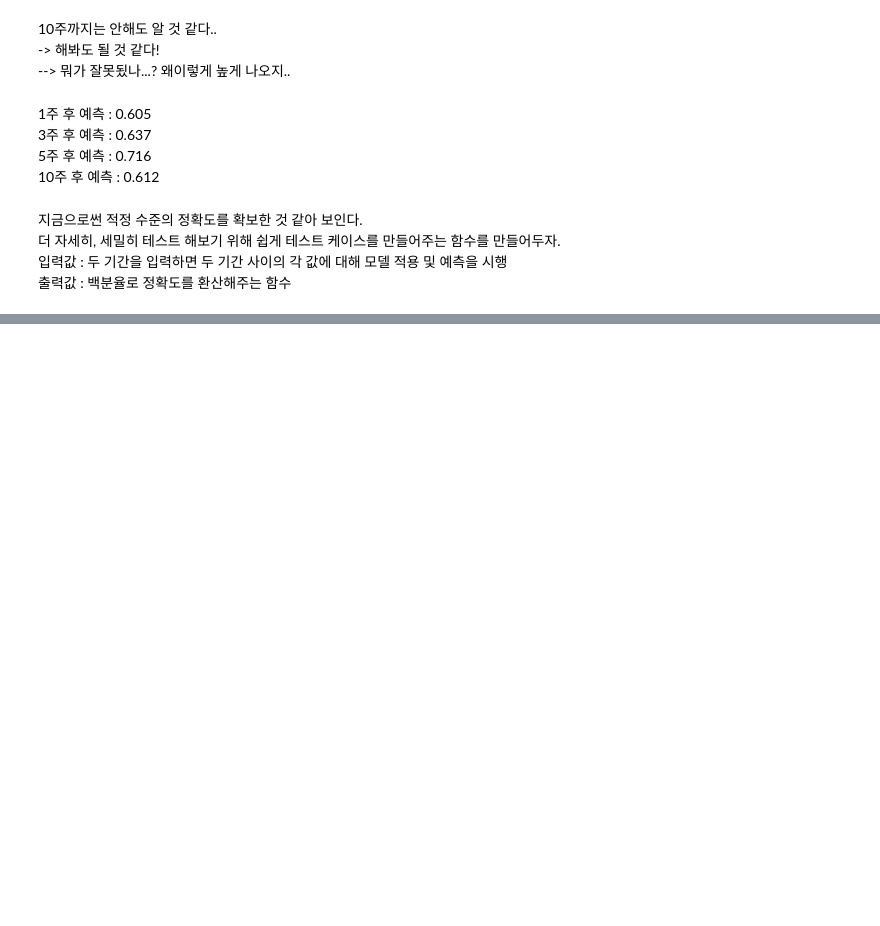
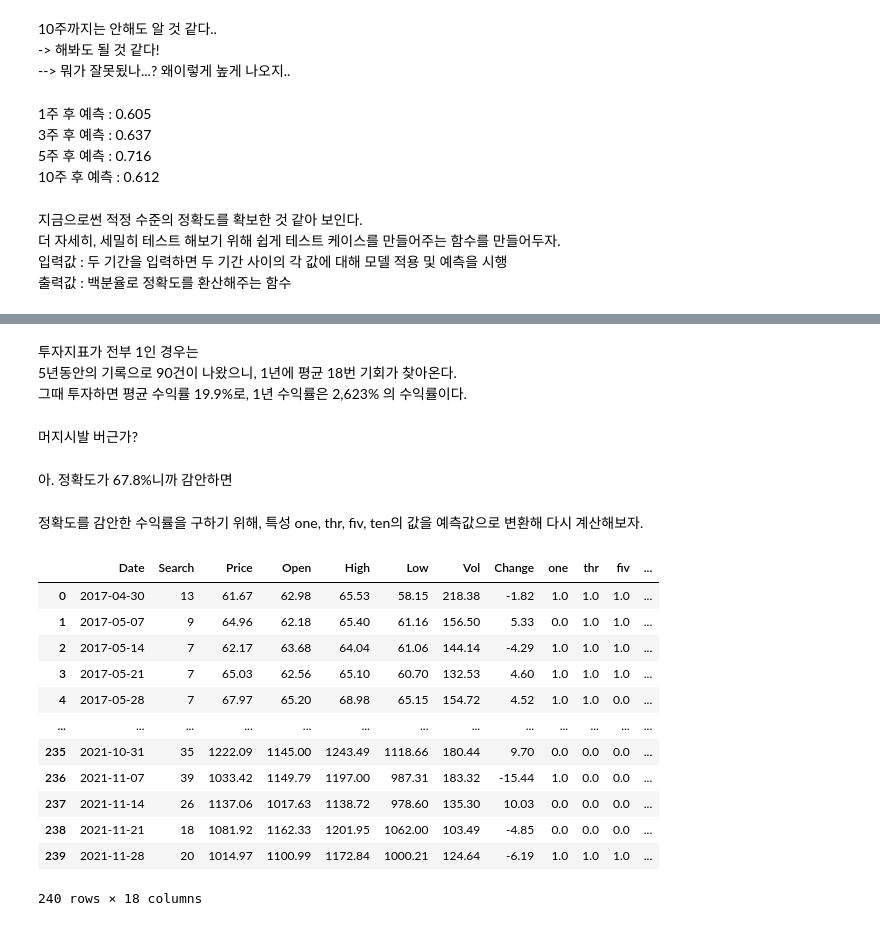
Before and after one commit to sumu97/Study, a Jupyter notebook: p1.ipynb, the cells around one changed output, grey strips where cells are left out. Cells and saved outputs as stored; diff of their text form; code cells hidden in the pictures; blank space fills up the shorter version.

```diff
--- a/p1.ipynb
+++ b/p1.ipynb
@@ -665,0 +731,26 @@ def test_case(start_date, end_date, X_data, y_data): # 시작일, 종료일, 특
+# %% [markdown]
+투자지표가 전부 1인 경우는
+5년동안의 기록으로 90건이 나왔으니, 1년에 평균 18번 기회가 찾아온다.
+그때 투자하면 평균 수익률 19.9%로, 1년 수익률은  2,623% 의 수익률이다.
+# %% [markdown]
+머지시발 버근가?
+# %% [markdown]
+아. 정확도가 67.8%니까 감안하면
+# %% [markdown]
+정확도를 감안한 수익률을 구하기 위해, 특성 one, thr, fiv, ten의 값을 예측값으로 변환해 다시 계산해보자.
+# %%
+dfs
+# %% [output]
+|  | Date | Search | Price | Open | High | Low | Vol | Change | one | thr | fiv | ... |
+| 0 | 2017-04-30 | 13 | 61.67 | 62.98 | 65.53 | 58.15 | 218.38 | -1.82 | 1.0 | 1.0 | 1.0 | ... |
+| 1 | 2017-05-07 | 9 | 64.96 | 62.18 | 65.40 | 61.16 | 156.50 | 5.33 | 0.0 | 1.0 | 1.0 | ... |
+| 2 | 2017-05-14 | 7 | 62.17 | 63.68 | 64.04 | 61.06 | 144.14 | -4.29 | 1.0 | 1.0 | 1.0 | ... |
+| 3 | 2017-05-21 | 7 | 65.03 | 62.56 | 65.10 | 60.70 | 132.53 | 4.60 | 1.0 | 1.0 | 1.0 | ... |
+| 4 | 2017-05-28 | 7 | 67.97 | 65.20 | 68.98 | 65.15 | 154.72 | 4.52 | 1.0 | 1.0 | 0.0 | ... |
+| ... | ... | ... | ... | ... | ... | ... | ... | ... | ... | ... | ... | ... |
+| 235 | 2021-10-31 | 35 | 1222.09 | 1145.00 | 1243.49 | 1118.66 | 180.44 | 9.70 | 0.0 | 0.0 | 0.0 | ... |
+| 236 | 2021-11-07 | 39 | 1033.42 | 1149.79 | 1197.00 | 987.31 | 183.32 | -15.44 | 1.0 | 0.0 | 0.0 | ... |
+| 237 | 2021-11-14 | 26 | 1137.06 | 1017.63 | 1138.72 | 978.60 | 135.30 | 10.03 | 0.0 | 0.0 | 0.0 | ... |
+| 238 | 2021-11-21 | 18 | 1081.92 | 1162.33 | 1201.95 | 1062.00 | 103.49 | -4.85 | 0.0 | 0.0 | 0.0 | ... |
+| 239 | 2021-11-28 | 20 | 1014.97 | 1100.99 | 1172.84 | 1000.21 | 124.64 | -6.19 | 1.0 | 1.0 | 1.0 | ... |
+240 rows × 18 columns
```
Also changed, not shown: parts of 34 cells of this notebook.
